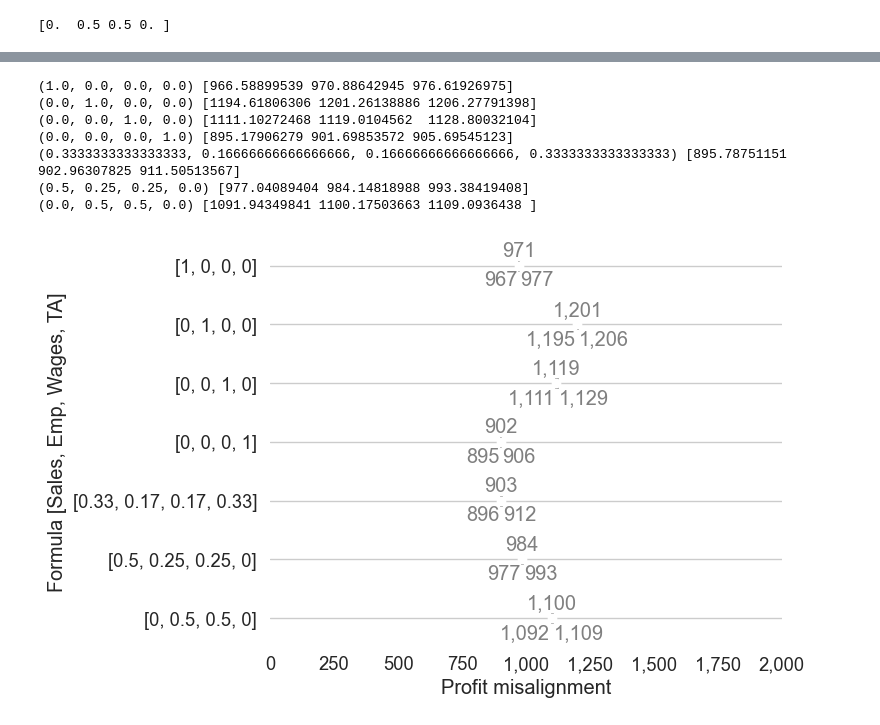
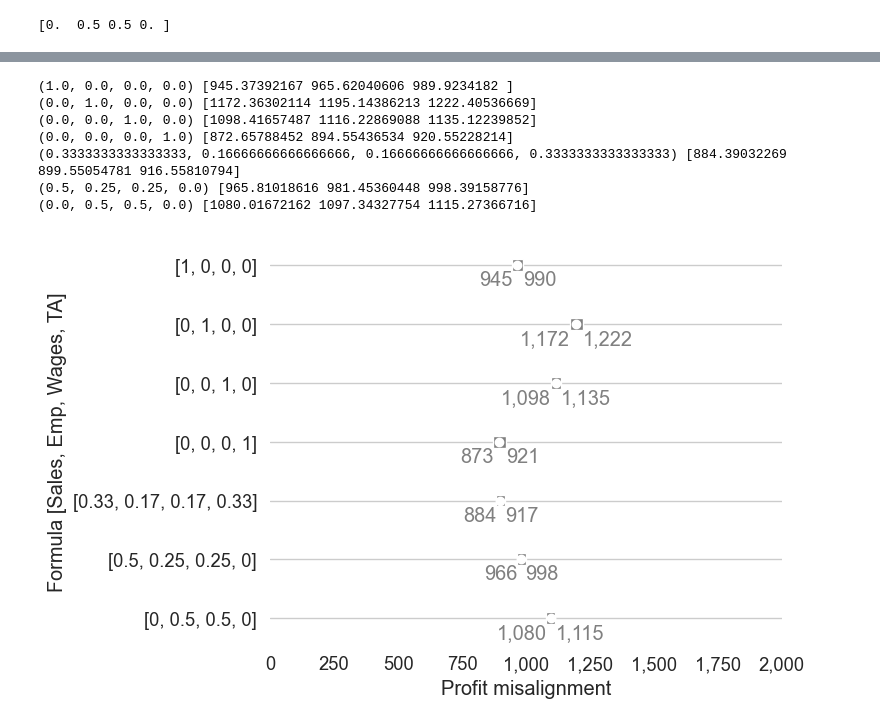
Before and after one commit to Tax-Justice-Network/unitary-taxation, a Jupyter notebook: src/1_estimation/3.study_misalignment_new.ipynb, the cells around one changed output, grey strips where cells are left out. Cells and saved outputs as stored; diff of their text form; code cells hidden in the pictures.

```diff
--- a/src/1_estimation/3.study_misalignment_new.ipynb
+++ b/src/1_estimation/3.study_misalignment_new.ipynb
@@ -701,39 +701,39 @@ countries = "IRL, NLD, SGP, FRA, DEU, USA, BRA, IND, MEX, GHA, KEN, CHN".split("
 # %%
 plt.figure(figsize=(8,5))
 i = 0
 for alpha in d_results:
     i += 1
     d = d_results[alpha].copy()#.xs(i, level='Domestic', drop_level=False)
     d[d<0] = 0
     d = d.groupby("iso3_d").sum()
 
     perc = np.percentile(d.sum(),[2.5,50,97.5])/1E9
     print(alpha,perc)
-    plt.barh(i,perc[-1]-perc[0],left=perc[0],color="gray",height=0.2)
+    plt.barh(i,perc[-1]-perc[0],left=perc[0],color="grey",height=0.2)
     plt.scatter(perc[1],i,color="white",zorder=9)
-    plt.annotate(f"{perc[1]:2,.0f}",(perc[1],i-0.25),va="center",ha="center",color="gray")
-    plt.annotate(f"{perc[0]:2,.0f}",(perc[0],i+0.25),va="center",ha="right",color="gray")
-    plt.annotate(f"{perc[-1]:2,.0f}",(perc[-1],i+0.25),va="center",ha="left",color="gray")
+    #plt.annotate(f"{perc[1]:2,.0f}",(perc[1],i-0.25),va="center",ha="center",color="gray")
+    plt.annotate(f"{perc[0]:2,.0f}",(perc[0],i+0.25),va="center",ha="right",color="grey")
+    plt.annotate(f"{perc[-1]:2,.0f}",(perc[-1],i+0.25),va="center",ha="left",color="grey")
 
 plt.yticks(range(1,i+1),[[np.round(_,2) if _!=int(_) else int(_) for _ in k] for k in d_results.keys()])
 plt.gca().grid(axis="x")
 sns.despine(bottom=True,left=True)
 plt.xlim(0,2000)
 plt.xlabel("Profit misalignment")
 plt.ylabel("Formula [Sales, Emp, Wages, TA]")
 plt.gca().invert_yaxis()
 
 
 plt.gca().xaxis.set_major_formatter(mpl.ticker.StrMethodFormatter('{x:,.0f}'))
 plt.tight_layout()
 plt.savefig(f"{path_files_temp}/test_new.png",dpi=300)
 plt.savefig(f"{path_files_final_figures}/test_new.png",dpi=300)
 # %% [output]
-(1.0, 0.0, 0.0, 0.0) [966.58899539 970.88642945 976.61926975]
-(0.0, 1.0, 0.0, 0.0) [1194.61806306 1201.26138886 1206.27791398]
-(0.0, 0.0, 1.0, 0.0) [1111.10272468 1119.0104562  1128.80032104]
-(0.0, 0.0, 0.0, 1.0) [895.17906279 901.69853572 905.69545123]
-(0.3333333333333333, 0.16666666666666666, 0.16666666666666666, 0.3333333333333333) [895.78751151 902.96307825 911.50513567]
-(0.5, 0.25, 0.25, 0.0) [977.04089404 984.14818988 993.38419408]
-(0.0, 0.5, 0.5, 0.0) [1091.94349841 1100.17503663 1109.0936438 ]
+(1.0, 0.0, 0.0, 0.0) [945.37392167 965.62040606 989.9234182 ]
+(0.0, 1.0, 0.0, 0.0) [1172.36302114 1195.14386213 1222.40536669]
+(0.0, 0.0, 1.0, 0.0) [1098.41657487 1116.22869088 1135.12239852]
+(0.0, 0.0, 0.0, 1.0) [872.65788452 894.55436534 920.55228214]
+(0.3333333333333333, 0.16666666666666666, 0.16666666666666666, 0.3333333333333333) [884.39032269 899.55054781 916.55810794]
+(0.5, 0.25, 0.25, 0.0) [965.81018616 981.45360448 998.39158776]
+(0.0, 0.5, 0.5, 0.0) [1080.01672162 1097.34327754 1115.27366716]
-[figure, old version]
+[figure, new version]
```
Also changed, not shown: parts of 17 cells of this notebook, 4 other files.
